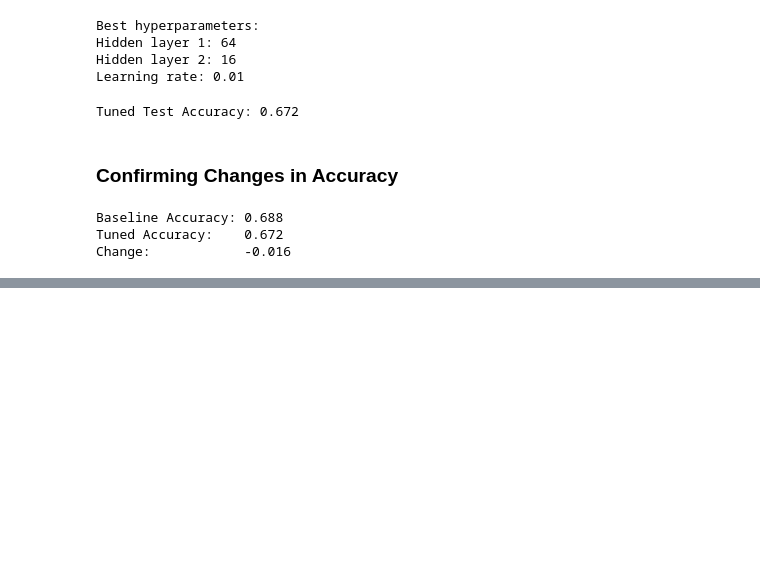
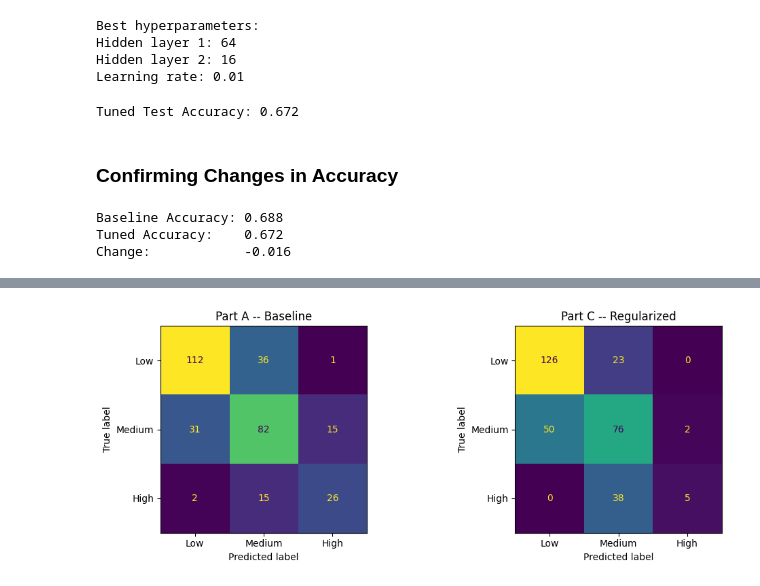
Before and after one commit to topherthib/IT480-FA26, a Jupyter notebook: Assignment1.ipynb, the cells around one changed output, grey strips where cells are left out. Saved outputs shown, nothing was run; the diff lists cells and outputs as text; code cells hidden in the pictures; blank space fills up the shorter version.

```diff
--- a/Assignment1.ipynb
+++ b/Assignment1.ipynb
@@ -359,0 +476,32 @@ Change:            -0.016
+# %%
+# Direct comparison of Part A and Part C confusion matrices
+
+cm_a = confusion_matrix(y3_test, multi_preds)
+cm_c = confusion_matrix(y3_test, multi_preds_c)
+
+fig, axes = plt.subplots(1, 2, figsize=(11, 4))
+
+ConfusionMatrixDisplay(
+    confusion_matrix=cm_a,
+    display_labels=["Low", "Medium", "High"]
+).plot(
+    ax=axes[0],
+    colorbar=False
+)
+
+axes[0].set_title("Part A -- Baseline")
+
+ConfusionMatrixDisplay(
+    confusion_matrix=cm_c,
+    display_labels=["Low", "Medium", "High"]
+).plot(
+    ax=axes[1],
+    colorbar=False
+)
+
+axes[1].set_title("Part C -- Regularized")
+
+plt.tight_layout()
+plt.show()
+# %% [output]
+[figure, added]
```
Also changed, not shown: parts of 9 cells of this notebook.
